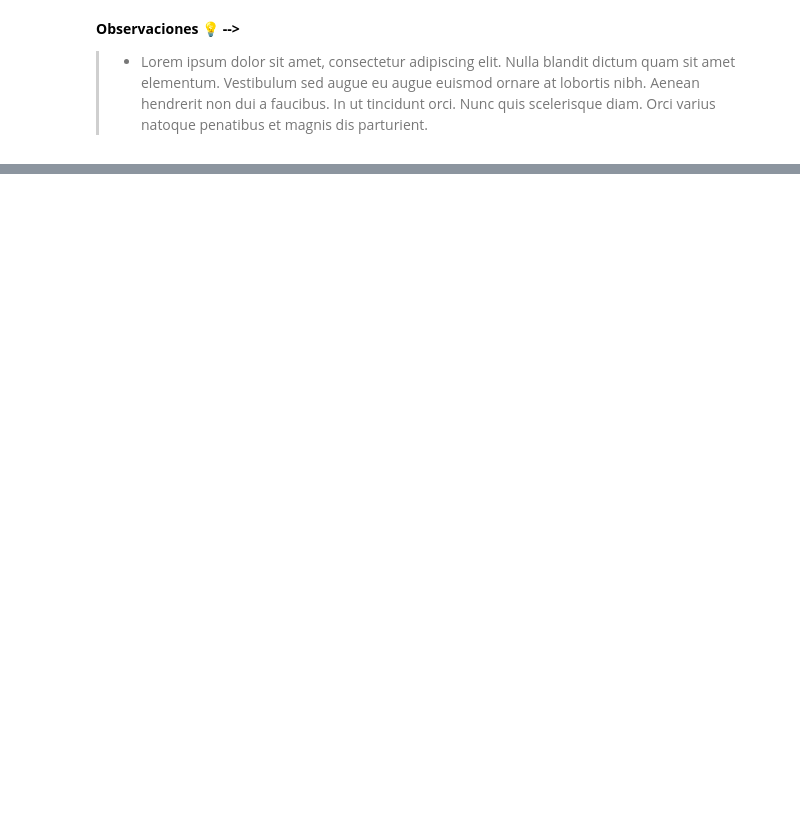
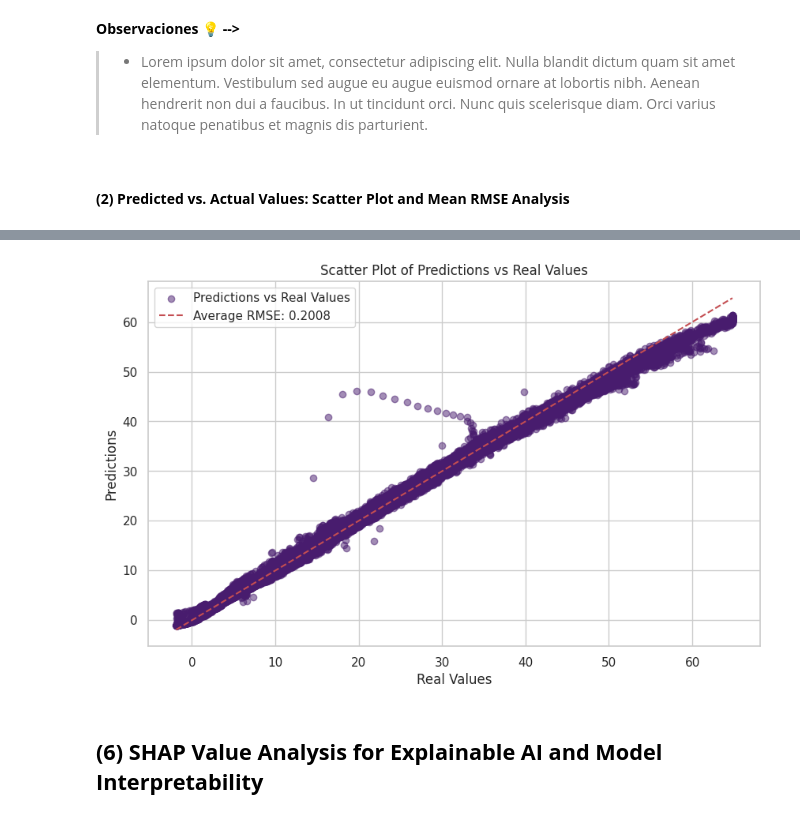
Before and after one commit to Andrea-gt/pressure-prediction, a Jupyter notebook: pressure_prediction.ipynb, the cells around one changed output, grey strips where cells are left out. Saved outputs shown, nothing was run; the diff lists cells and outputs as text; code cells hidden in the pictures; blank space fills up the shorter version.

Commit message:
feat: Model Evaluation
Co-authored-by: Andrea Ramírez <77802937+Andrea-gt@users.noreply.github.com>
Co-authored-by: Adrián Flores <flo21500@uvg.edu.gt>

```diff
--- a/pressure_prediction.ipynb
+++ b/pressure_prediction.ipynb
@@ -1053,3 +1061,29 @@ plt.show()
 **Observaciones 💡 -->**
 
 > - Lorem ipsum dolor sit amet, consectetur adipiscing elit. Nulla blandit dictum quam sit amet elementum. Vestibulum sed augue eu augue euismod ornare at lobortis nibh. Aenean hendrerit non dui a faucibus. In ut tincidunt orci. Nunc quis scelerisque diam. Orci varius natoque penatibus et magnis dis parturient.
+# %% [markdown]
+#### **(2) Predicted vs. Actual Values: Scatter Plot and Mean RMSE Analysis**
+# %%
+# Generate predictions on the validation set and adjust dimensions
+y_pred = model.predict(X_val)
+y_pred = np.squeeze(y_pred)  # Squeeze to match the shape of y_val
+
+# Calculate RMSE for each prediction
+# RMSE measures the standard deviation of residuals (prediction errors) to evaluate prediction accuracy
+rmse_values = np.sqrt(np.mean((y_pred - y_val) ** 2, axis=1))
+
+# Visualize predictions vs. real values in a scatter plot with RMSE overlay
+plt.figure(figsize=(10, 6))
+plt.scatter(y_val.flatten(), y_pred.flatten(), alpha=0.5, label='Predictions vs Real Values')
+plt.xlabel("Real Values")
+plt.ylabel("Predictions")
+plt.title("Scatter Plot of Predictions vs Real Values")
+plt.grid(True)
+plt.legend()
+
+# Add a reference line (ideal 1:1 line) and display average RMSE in the plot title
+avg_rmse = np.mean(rmse_values)
+plt.plot([y_val.min(), y_val.max()], [y_val.min(), y_val.max()], 'r--', label=f'Average RMSE: {avg_rmse:.4f}')
+plt.legend()
+plt.show()
+# %% [output]
@@ -1055,0 +1091,3 @@ plt.show()
+[figure, added]
+# %% [markdown]
+## **(6) SHAP Value Analysis for Explainable AI and Model Interpretability**
```
Also changed, not shown: parts of 14 cells of this notebook.
